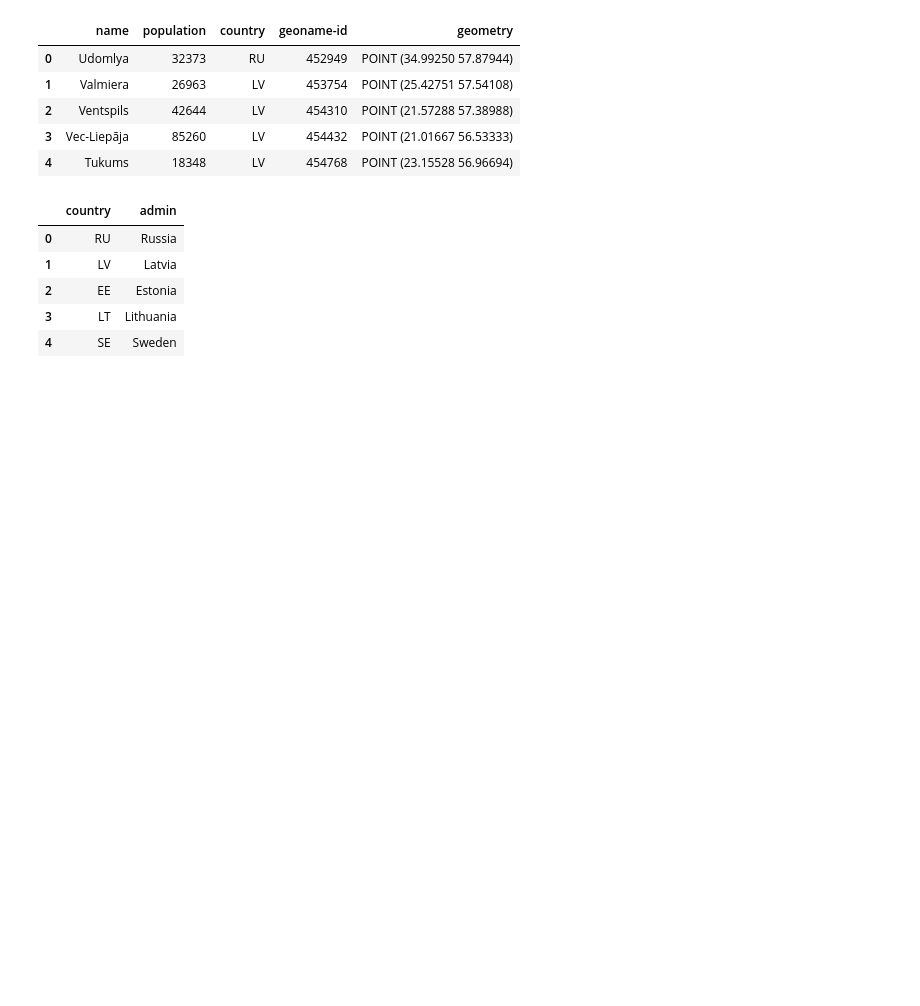
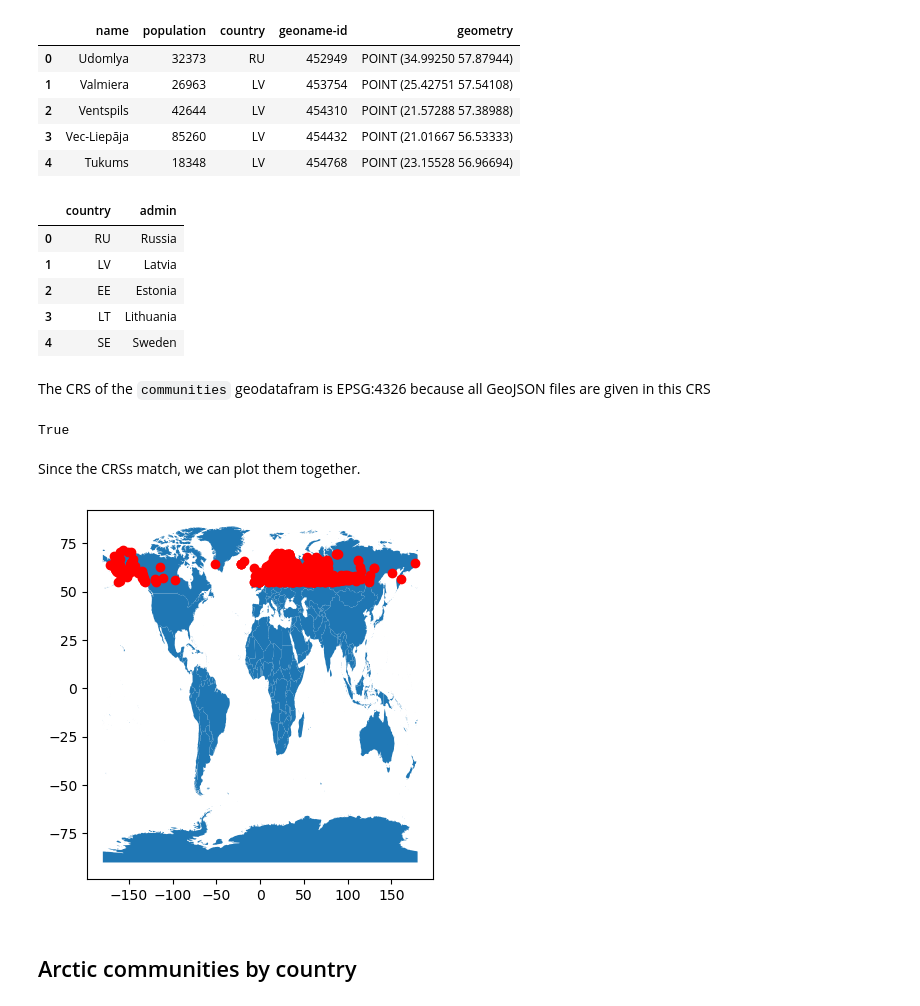
Before and after one commit to sofiasarak/eds220-in-class, a Jupyter notebook: week6-reprojecting.ipynb, the cells around one changed output. Saved outputs shown, nothing was run; the diff lists cells and outputs as text; code cells hidden in the pictures; blank space fills up the shorter version.

Commit message:
Reproject, map arctic communities

```diff
--- a/week6-reprojecting.ipynb
+++ b/week6-reprojecting.ipynb
@@ -39,3 +39,20 @@ country_names.head()
 | 2 | EE | Estonia |
 | 3 | LT | Lithuania |
 | 4 | SE | Sweden |
+# %% [markdown]
+The CRS of the `communities` geodatafram is EPSG:4326 because all GeoJSON files are given in this CRS
+# %%
+communities.crs == countries.crs
+# %% [output]
+True
+# %% [markdown]
+Since the CRSs match, we can plot them together.
+# %%
+fig, ax = plt.subplots()
+countries.plot(ax=ax)
+communities.plot(ax = ax, color = 'red')
+plt.show()
+# %% [output]
+[figure, added]
+# %% [markdown]
+## Arctic communities by country
```
Also changed, not shown: parts of 27 cells of this notebook.
